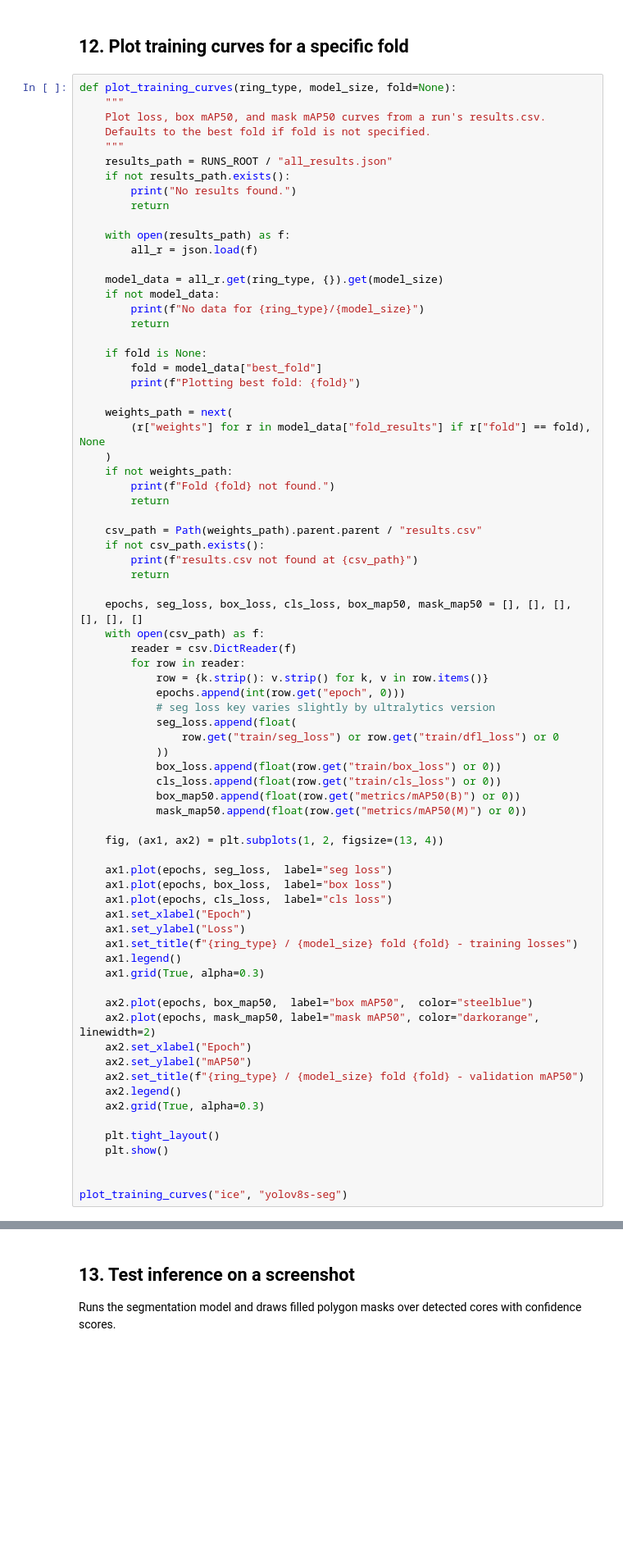
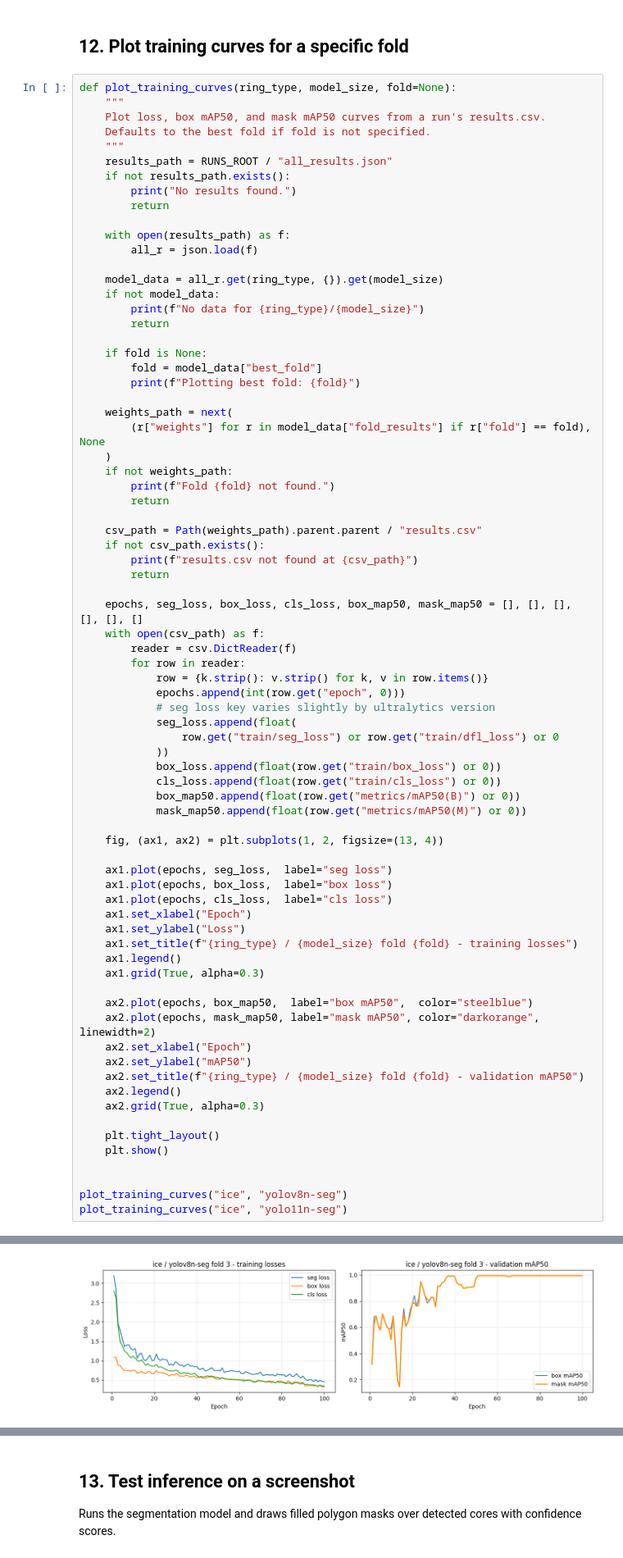
Before and after one commit to MegaKruk/EliteCoreAI, a Jupyter notebook: ed_core_mining_detector.ipynb, the cells around one changed output, grey strips where cells are left out. Shown at 82% size. Drawn from its saved outputs; the diff is of its cells as text; blank space fills up the shorter version.

```diff
--- a/ed_core_mining_detector.ipynb
+++ b/ed_core_mining_detector.ipynb
@@ -1234,4 +1280,6 @@ def plot_training_curves(ring_type, model_size, fold=None):
     plt.show()
 
 
-plot_training_curves("ice", "yolov8s-seg")
+plot_training_curves("ice", "yolov8n-seg")
+plot_training_curves("ice", "yolo11n-seg")
+# %% [output]
@@ -1237,0 +1287 @@ plot_training_curves("ice", "yolov8s-seg")
+[figure, added]
```
Also changed, not shown: parts of 13 cells of this notebook, 5 other files.
